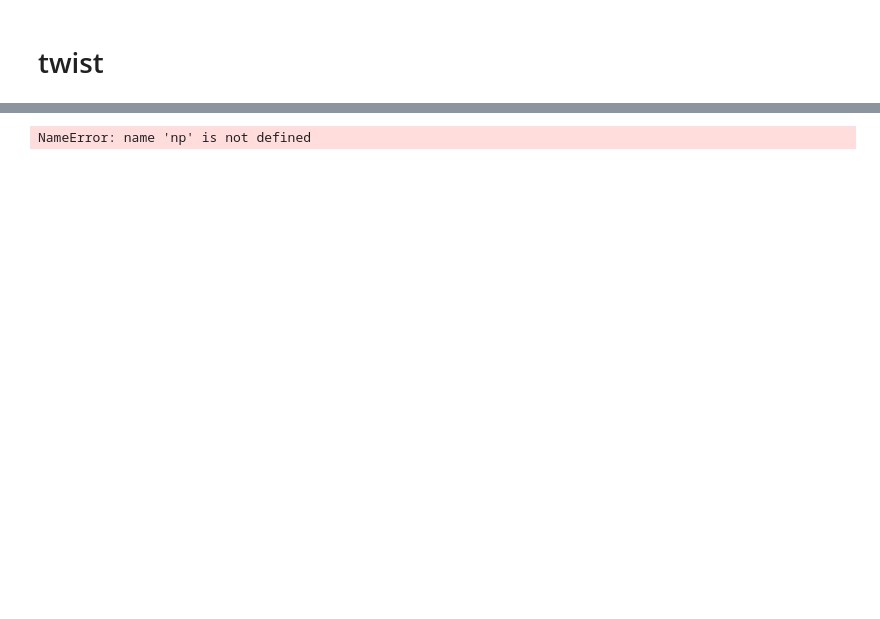
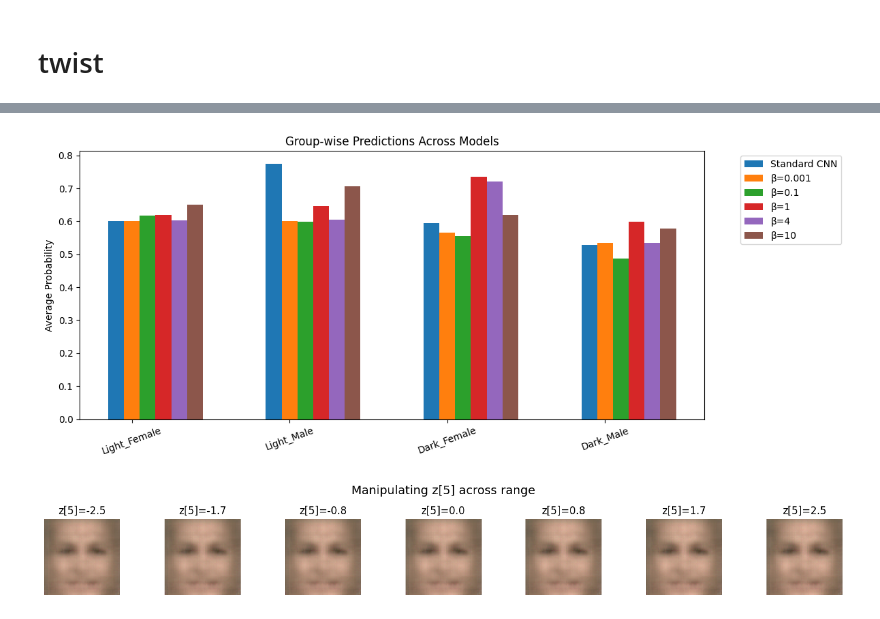
Before and after one commit to jspark9703/dlearningStudy, a Jupyter notebook: lab2/PT_Part2_Debiasing.ipynb, the cells around one changed output, grey strips where cells are left out. Cells and saved outputs as stored; diff of their text form; code cells hidden in the pictures; blank space fills up the shorter version.

```diff
--- a/lab2/PT_Part2_Debiasing.ipynb
+++ b/lab2/PT_Part2_Debiasing.ipynb
@@ -955,7 +888,7 @@ def debiasing_loss_function(x, x_pred, y, y_logit, mu, logsigma, beta=0.0005):
 
 
 ### 2. Run training with multiple beta values and compare latent space PCA ###
-beta_values = [0.001, 0.1, 1, 1.2]
+beta_values = [0.001, 0.1, 1, 5, 10]
 beta_experiments = {}
 
 for beta in beta_values:
@@ -1033,3 +1035,39 @@ plt.show()
+# %%
+# 기존 keys (띄어쓰기 있음)를 언더스코어 버전으로 바꿔줌
+keys = ["Light_Female", "Light_Male", "Dark_Female", "Dark_Male"]
+
+# test_faces는 demographic 별로 묶여 있는 리스트: [group1_faces, group2_faces, ...]
+# 따라서 test_group_labels은 각 face마다 어떤 그룹에 속하는지를 나타내는 리스트
+test_group_labels = []
+test_faces_flattened = []
+
+for group_name, group_faces in zip(keys, test_faces):
+    for face in group_faces:
+        test_faces_flattened.append(face)
+        test_group_labels.append(group_name)
+
+# standard_classifier_probs_list: 원래 [4][B] 리스트
+standard_probs_array = np.concatenate(standard_classifier_probs_list, axis=0)  # shape: [N]
+
+# group-wise로 다시 나눔 (keys 순서 그대로)
+group_lengths = [len(group) for group in test_faces]
+standard_probs_groupwise = np.split(standard_probs_array, np.cumsum(group_lengths)[:-1])  # [4][B]
+
+# stack해서 [4, B]로 변환
+standard_classifier_probs = np.stack(standard_probs_groupwise, axis=0)  # shape: [4, B]
+# 확인
+assert len(test_faces_flattened) == len(test_group_labels) == len(standard_probs_array)
+
+# compare_group_accuracy_across_beta 함수 호출
+compare_group_accuracy_across_beta(
+    beta_experiments=beta_experiments,
+    test_faces=test_faces_flattened,  # 전부 평탄화된 얼굴 리스트
+    test_group_labels=test_group_labels,
+    keys=keys,  # ["Light_Female", ...]
+    standard_classifier_probs=standard_classifier_probs
+)
+# %% [output]
+[figure, added]
 # %%
 def manipulate_latent(dbvae, image: np.ndarray, fixed_dim: int = 0, steps: int = 7, range_val: float = 3.0) -> None:
     """
@@ -1070,11 +1108,11 @@ def manipulate_latent(dbvae, image: np.ndarray, fixed_dim: int = 0, steps: int =
         plt.show()
 ### 4. Visualize latent manipulation ###
 # Choose the last trained model (with the highest beta)
-dbvae = beta_experiments[beta_values[-1]][1]
+dbvae = beta_experiments[beta_values[1]][1]
 test_face = all_faces[0]  # one test image
 manipulate_latent(dbvae, test_face, fixed_dim=5, steps=7, range_val=2.5)
 # %% [output]
-NameError: name 'np' is not defined
+[figure, added]
 # %%
 ### 4. Visualize latent manipulation for all beta values ###
 # Visualize the effect of manipulating one latent variable across all beta models
```
Also changed, not shown: parts of 18 cells of this notebook.
